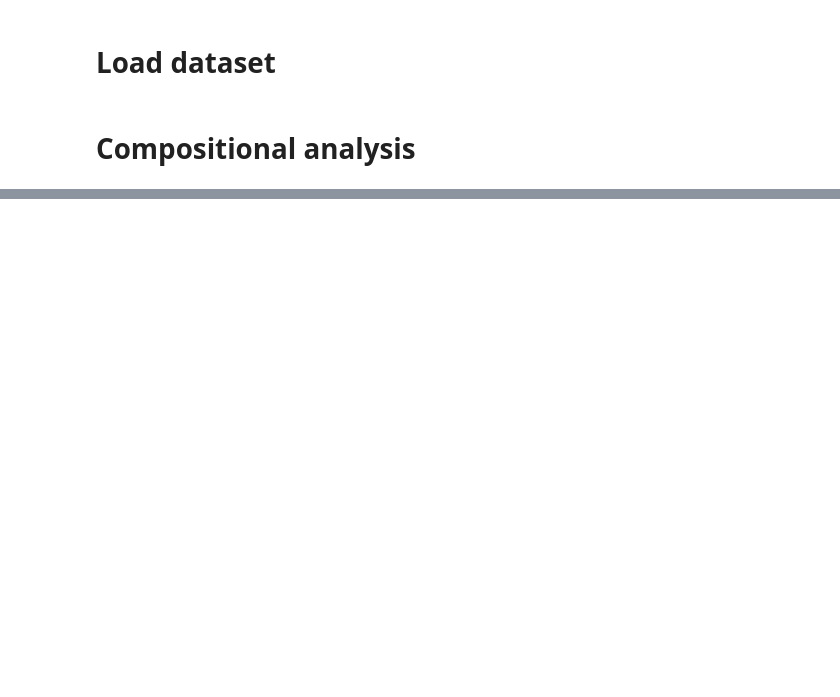
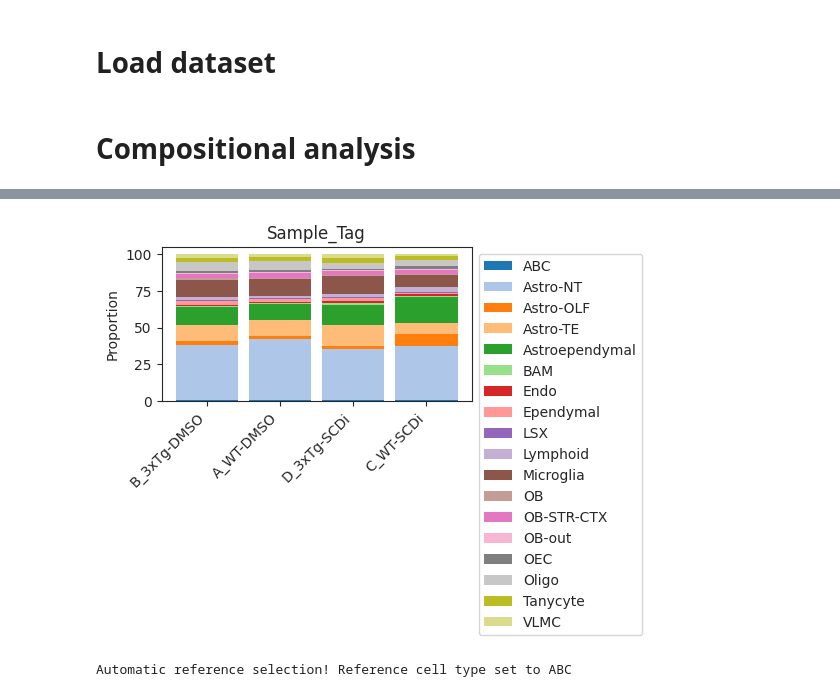
Before and after one commit to Xavier919/scRNAseq_analysis, a Jupyter notebook: notebook3.ipynb, the cells around one changed output, grey strips where cells are left out. Drawn from its saved outputs; the diff is of its cells as text; code cells hidden in the pictures; blank space fills up the shorter version.

```diff
--- a/notebook3.ipynb
+++ b/notebook3.ipynb
@@ -275,0 +159,16 @@ mdata["milo"].var.loc[
+# %%
+pt.pl.coda.stacked_barplot(
+    sccoda_data, modality_key="coda", feature_name="Sample_Tag", figsize=(4, 2)
+)
+plt.show()
+# %% [output]
+[figure, added]
+# %%
+sccoda_data = sccoda_model.prepare(
+    sccoda_data,
+    modality_key="coda",
+    formula="Sample_Tag",
+    reference_cell_type="automatic",
+)
+# %% [output]
+Automatic reference selection! Reference cell type set to ABC
```
Also changed, not shown: parts of 34 cells of this notebook, 1 other file.
